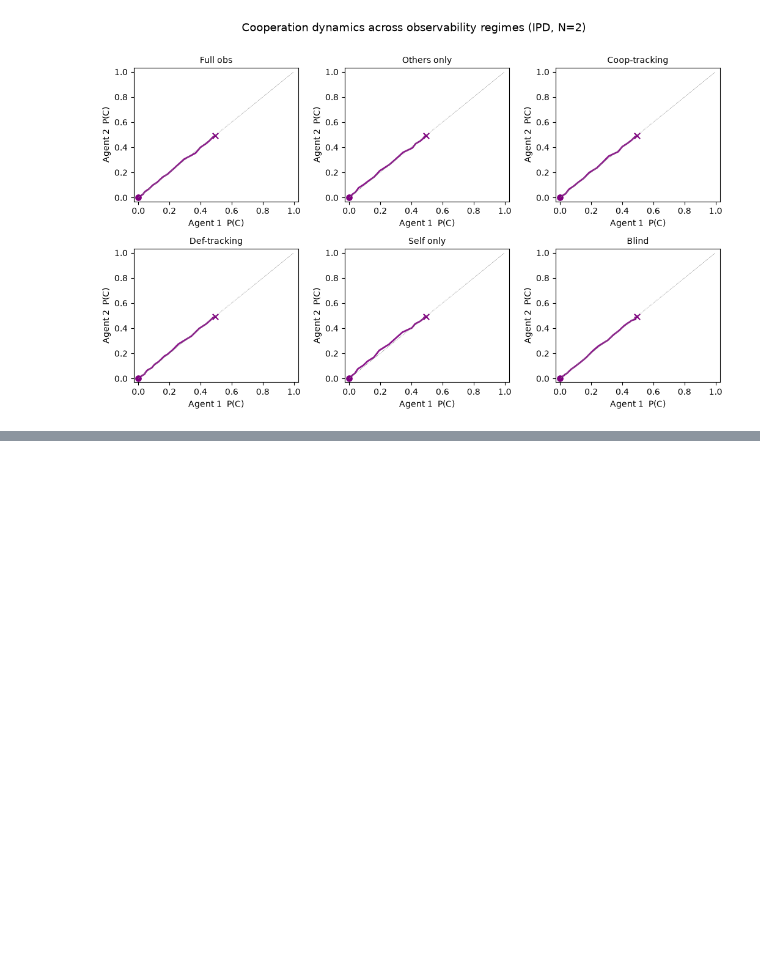
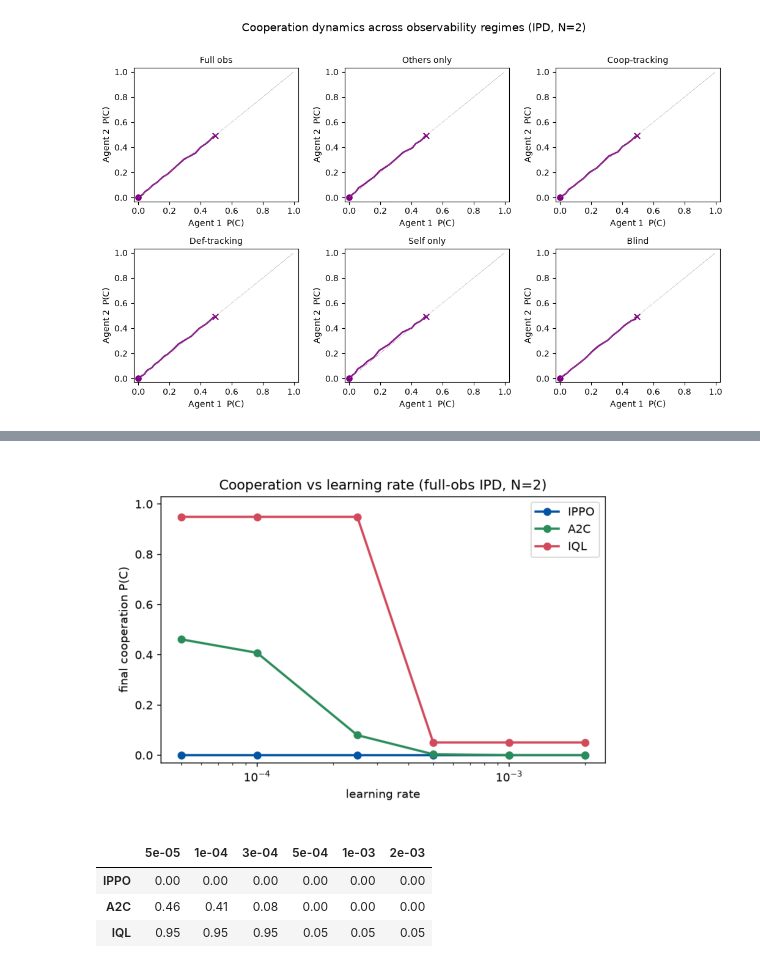
Before and after one commit to marimeireles/MARL-mixed, a Jupyter notebook: jaxmarl_env/results_notebook.ipynb, the cells around one changed output, grey strips where cells are left out. Saved outputs shown, nothing was run; the diff lists cells and outputs as text; code cells hidden in the pictures; blank space fills up the shorter version.

```diff
--- a/jaxmarl_env/results_notebook.ipynb
+++ b/jaxmarl_env/results_notebook.ipynb
@@ -331,0 +412,20 @@ else:
+# %%
+img = os.path.join(RESULTS, "lr_sweep.png")
+if os.path.exists(img):
+    from matplotlib import image as mpimg
+    fig, ax = plt.subplots(figsize=(7, 4.5)); ax.imshow(mpimg.imread(img)); ax.axis("off")
+    plt.show()
+    lf = os.path.join(RESULTS, "lr_sweep.npy")
+    if os.path.exists(lf):
+        M = np.load(lf)
+        algos, lrs = np.load(os.path.join(RESULTS, "lr_sweep_axes.npy"), allow_pickle=True)
+        display(pd.DataFrame(np.round(M, 2), index=list(algos),
+                             columns=[f"{l:.0e}" for l in lrs]))
+else:
+    print("run lr_sweep.py to generate the learning-rate sweep")
+# %% [output]
+[figure, added]
+|  | 5e-05 | 1e-04 | 3e-04 | 5e-04 | 1e-03 | 2e-03 |
+| IPPO | 0.00 | 0.00 | 0.00 | 0.00 | 0.00 | 0.00 |
+| A2C | 0.46 | 0.41 | 0.08 | 0.00 | 0.00 | 0.00 |
+| IQL | 0.95 | 0.95 | 0.95 | 0.05 | 0.05 | 0.05 |
```
Also changed, not shown: parts of 8 cells of this notebook, 11 other files.
